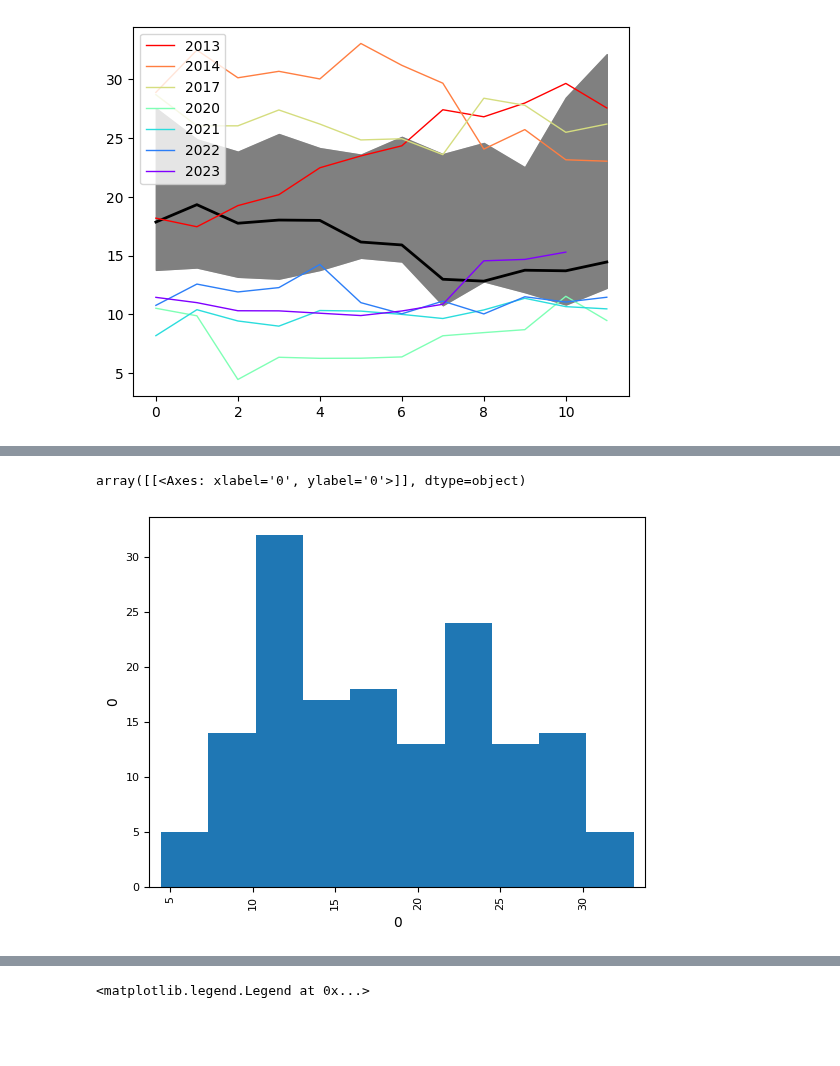
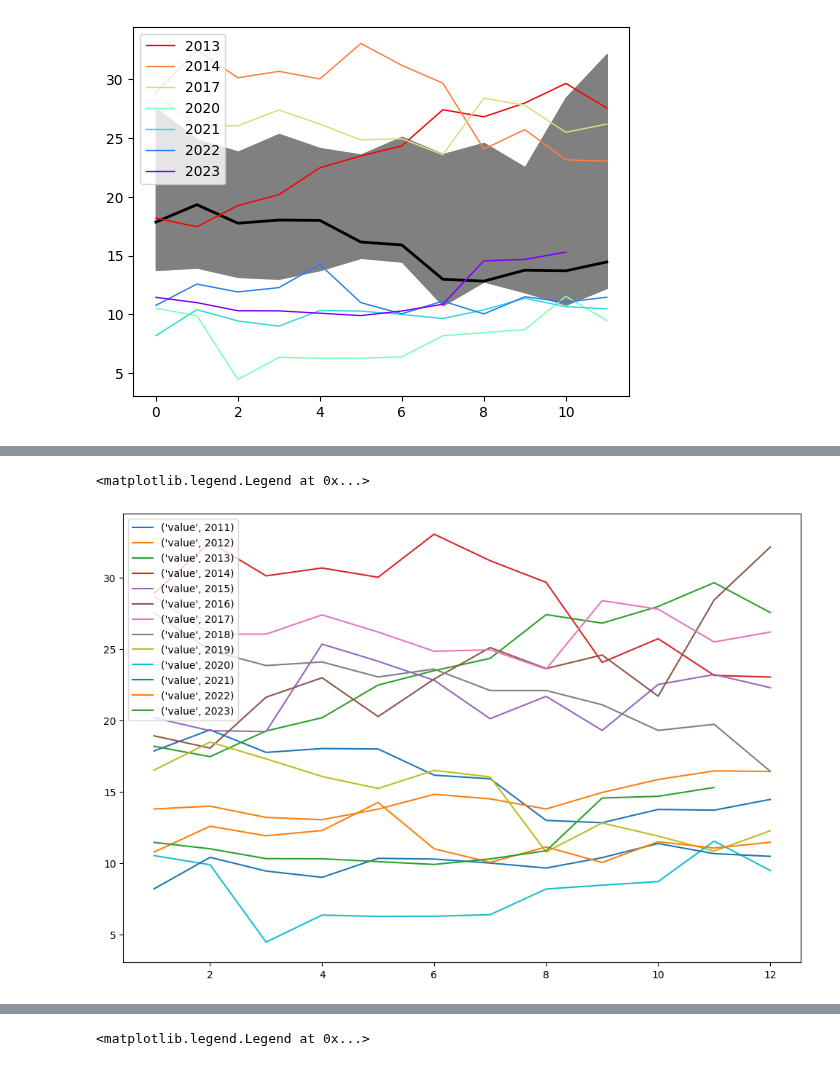
Before and after one commit to Michelleagl/Series_de_Tiempo, a Jupyter notebook: Proyecto_Series_.ipynb, the cells around one changed output, grey strips where cells are left out. Drawn from its saved outputs; the diff is of its cells as text; code cells hidden in the pictures; blank space fills up the shorter version.

```diff
--- a/Proyecto_Series_.ipynb
+++ b/Proyecto_Series_.ipynb
@@ -257,5 +286,13 @@ month_plot(hist, ylabel='Precio USD($)')
-# %%
-pd.plotting.scatter_matrix(hist.to_frame())
-# %% [output]
-array([[<Axes: xlabel='0', ylabel='0'>]], dtype=object)
-[figure, removed]
+# %%
+# Ensure 'hist' is a DataFrame
+if isinstance(hist, pd.Series):
+    # If 'hist' is a Series, convert it to a DataFrame with a single column named 'value'
+    hist = hist.to_frame('value')
+
+piv = pd.pivot_table(hist, index=piv_season, columns=piv_index)
+# Replace 'labels' with legend labels using the DataFrame's columns
+piv.plot(figsize=(12,8), legend = True) # Set legend to True to display labels
+plt.legend(piv.columns) # Use DataFrame's columns for legend labels
+# %% [output]
+<matplotlib.legend.Legend at 0x...>
+[figure, added]
```
Also changed, not shown: parts of 12 cells of this notebook.
